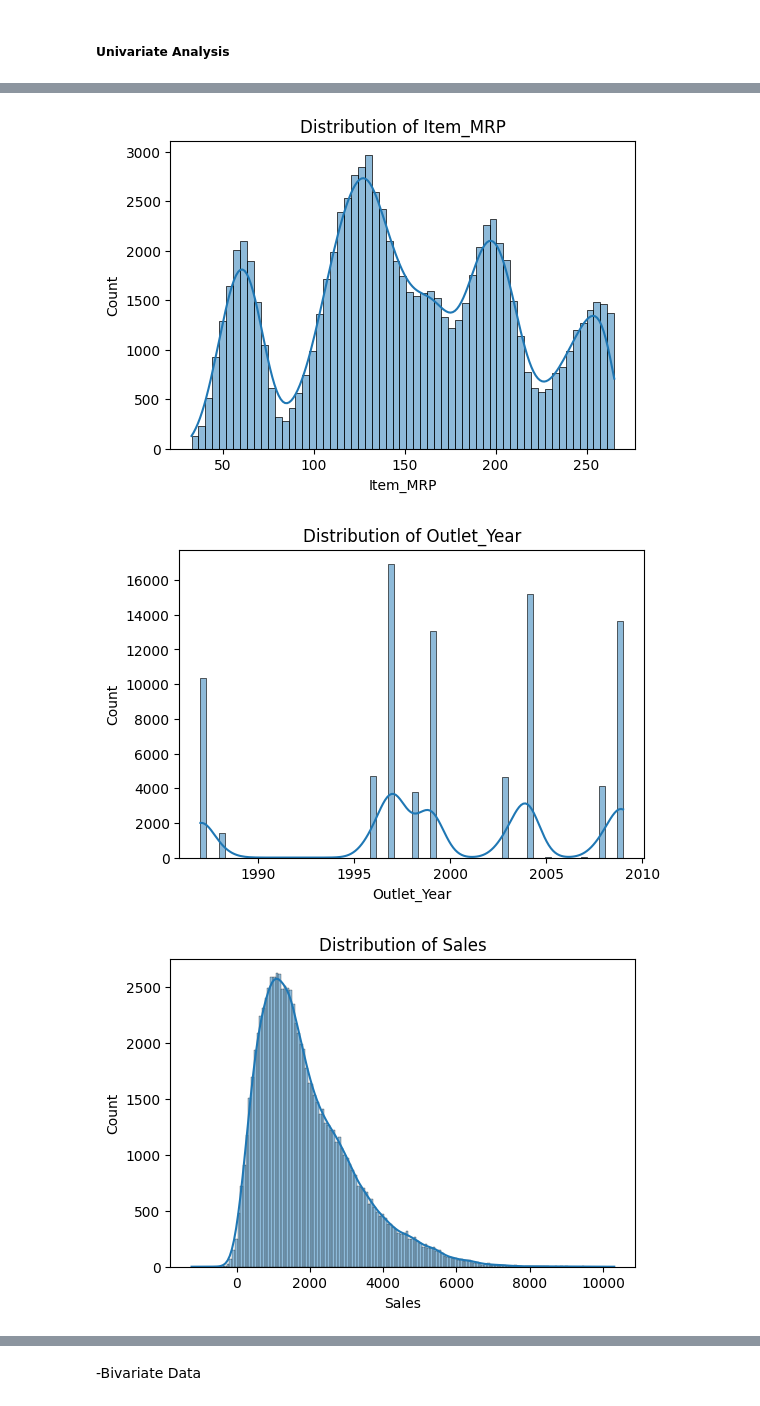
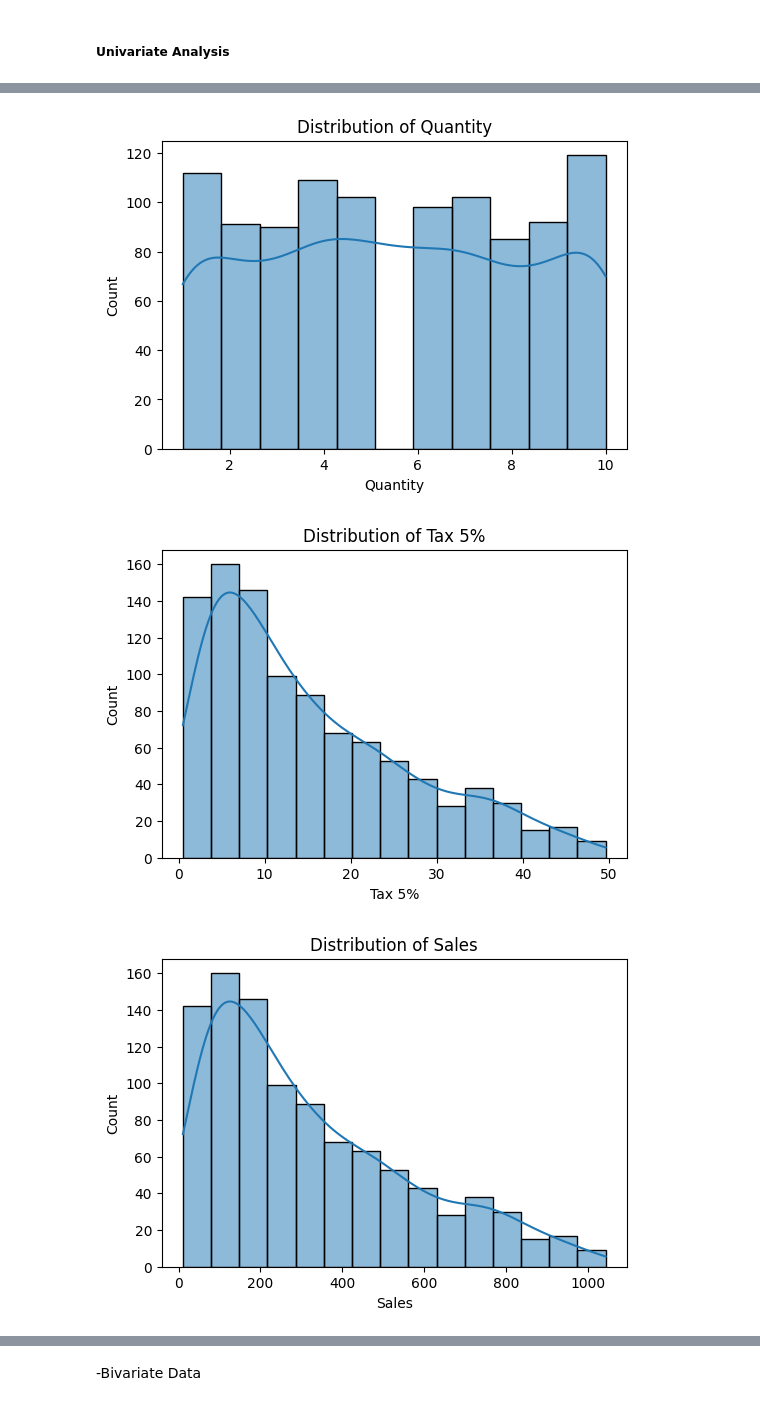
Before and after one commit to riwaz-joshi08/Supermarket_Data_Analysis, a Jupyter notebook: Supermarket_Data_Analysis.ipynb, the cells around one changed output, grey strips where cells are left out. Saved outputs shown, nothing was run; the diff lists cells and outputs as text; code cells hidden in the pictures.

```diff
--- a/Supermarket_Data_Analysis.ipynb
+++ b/Supermarket_Data_Analysis.ipynb
@@ -80,8 +80,8 @@ df.describe()
 # %% [markdown]
 ##### Univariate Analysis
 # %%
-num_cols=train_cleaned.select_dtypes(include=['number','int','float'])
-cat_cols=train_cleaned.select_dtypes(exclude=['number','int','float'])
+num_cols=df.select_dtypes(include=['number','int','float'])
+cat_cols=df.select_dtypes(exclude=['number','int','float'])
 # %%
 num_cols.columns
 # %% [output]
@@ -89,7 +91,7 @@ Index(['Item_W', 'Item_MRP', 'Outlet_Year', 'Sales'], dtype='object')
 # %%
 for col in num_cols:
     plt.figure(figsize=(6,4))
-    sns.histplot(train_cleaned[col], kde=True)
+    sns.histplot(df[col], kde=True)
     plt.title(f'Distribution of {col}')
     plt.show()
 # %% [output]
@@ -97,3 +99,3 @@ for col in num_cols:
-[figure, old version]
+[figure, new version]
-[figure, old version]
+[figure, new version]
-[figure, old version]
+[figure, new version]
```
Also changed, not shown: parts of 62 cells of this notebook.
